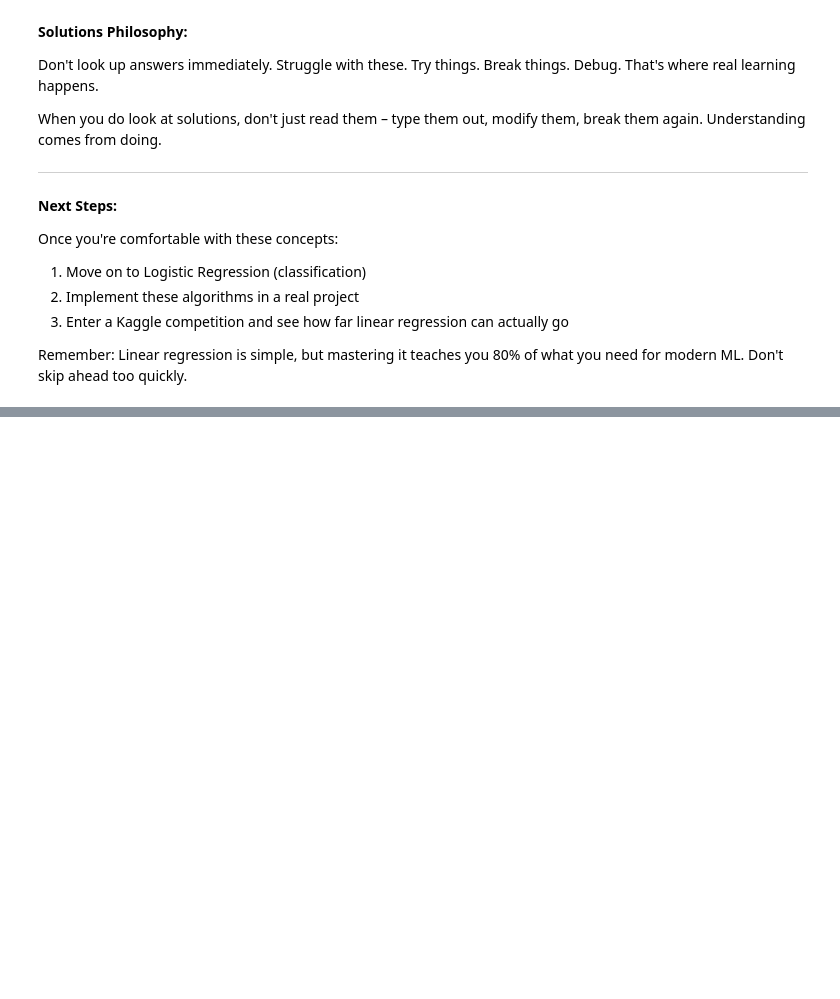
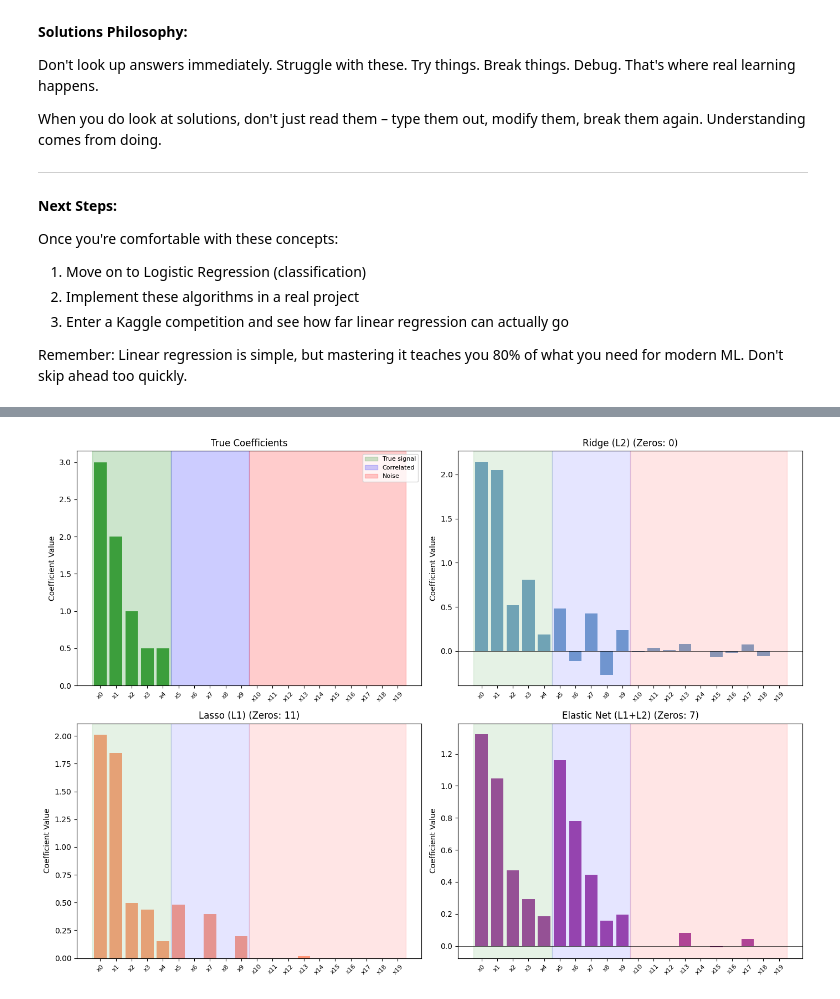
Before and after one commit to maxvyquincy9393/Deep-Dive-into-ML, a Jupyter notebook: Module_01_Linear_Regression/Module_01_Linear_Regression.ipynb, the cells around one changed output, grey strips where cells are left out. Saved outputs shown, nothing was run; the diff lists cells and outputs as text; code cells hidden in the pictures; blank space fills up the shorter version.

```diff
--- a/Module_01_Linear_Regression/Module_01_Linear_Regression.ipynb
+++ b/Module_01_Linear_Regression/Module_01_Linear_Regression.ipynb
@@ -2725,0 +3240,41 @@ Remember: Linear regression is simple, but mastering it teaches you 80% of what
+# %%
+# visualization: coefficient comparison
+fig, axes = plt.subplots(2, 2, figsize=(14, 10))
+
+feature_names = [f'x{i}' for i in range(20)]
+x_pos = np.arange(20)
+
+# plot 1: true coefficients
+axes[0, 0].bar(x_pos, true_theta, color='green', alpha=0.7)
+axes[0, 0].set_xticks(x_pos)
+axes[0, 0].set_xticklabels(feature_names, rotation=45, fontsize=8)
+axes[0, 0].set_title('True Coefficients')
+axes[0, 0].set_ylabel('Coefficient Value')
+axes[0, 0].axhline(0, color='black', linestyle='-', linewidth=0.5)
+
+# add region annotations
+axes[0, 0].axvspan(-0.5, 4.5, alpha=0.2, color='green', label='True signal')
+axes[0, 0].axvspan(4.5, 9.5, alpha=0.2, color='blue', label='Correlated')
+axes[0, 0].axvspan(9.5, 19.5, alpha=0.2, color='red', label='Noise')
+axes[0, 0].legend(loc='upper right', fontsize=8)
+
+# plot 2-4: learned coefficients
+colors = {'Ridge (L2)': 'steelblue', 'Lasso (L1)': 'coral', 'Elastic Net (L1+L2)': 'purple'}
+for idx, (name, res) in enumerate(results.items()):
+    ax = axes[(idx+1)//2, (idx+1)%2]
+    ax.bar(x_pos, res['coef'], color=colors[name], alpha=0.7)
+    ax.set_xticks(x_pos)
+    ax.set_xticklabels(feature_names, rotation=45, fontsize=8)
+    ax.set_title(f"{name} (Zeros: {res['n_zeros']})")
+    ax.set_ylabel('Coefficient Value')
+    ax.axhline(0, color='black', linestyle='-', linewidth=0.5)
+
+    # add shaded regions
+    ax.axvspan(-0.5, 4.5, alpha=0.1, color='green')
+    ax.axvspan(4.5, 9.5, alpha=0.1, color='blue')
+    ax.axvspan(9.5, 19.5, alpha=0.1, color='red')
+
+plt.tight_layout()
+plt.show()
+# %% [output]
+[figure, added]
```
Also changed, not shown: parts of 21 cells of this notebook, 32 other files.
